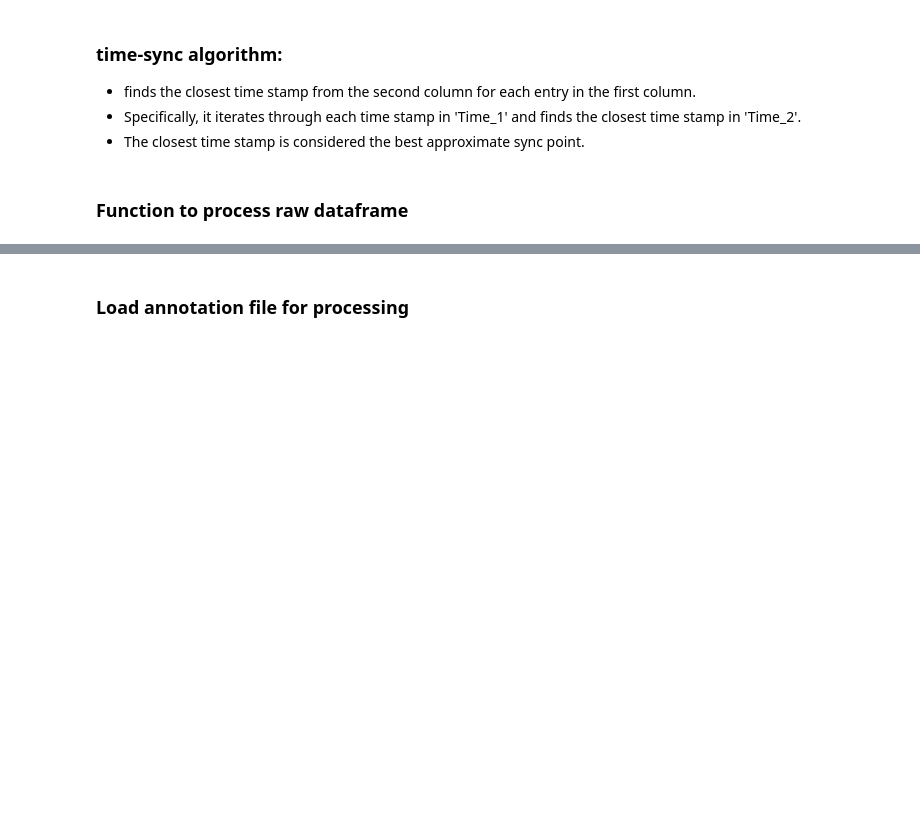
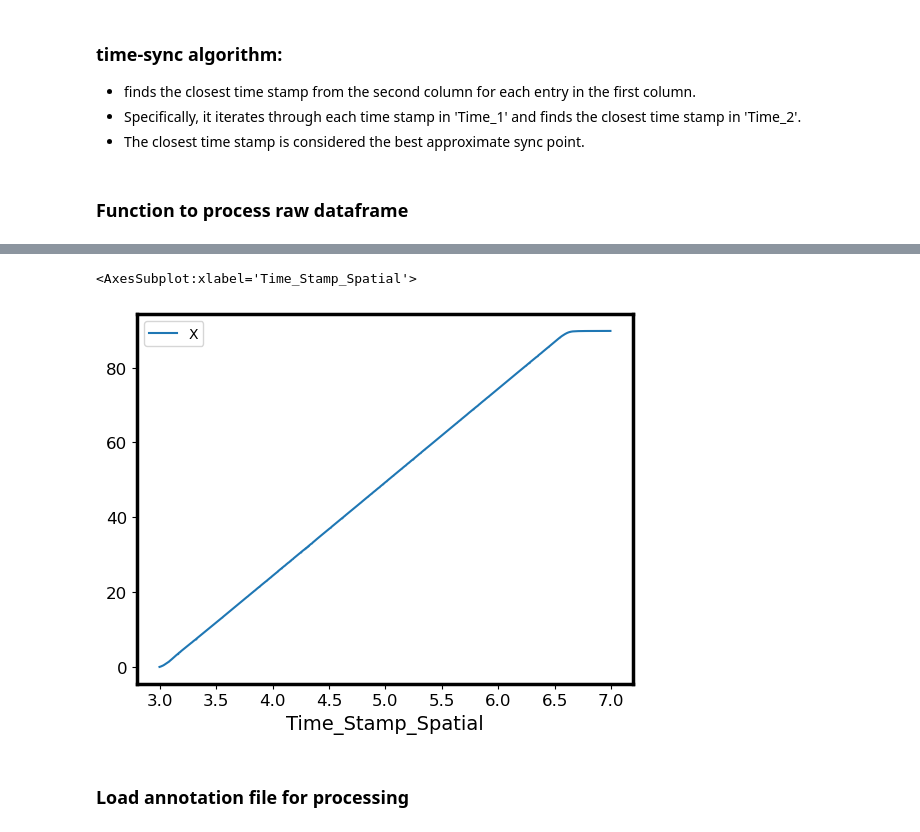
Before and after one commit to Davidlequnchen/LDED-FusionNet, a Jupyter notebook: code/2b_spatiotemporal_feature_fusion.ipynb, the cells around one changed output, grey strips where cells are left out. Drawn from its saved outputs; the diff is of its cells as text; code cells hidden in the pictures; blank space fills up the shorter version.

```diff
--- a/code/2b_spatiotemporal_feature_fusion.ipynb
+++ b/code/2b_spatiotemporal_feature_fusion.ipynb
@@ -200,5 +181,8 @@ df_processed_21
 # %%
-# df_processed_21[:1000].plot('Time_Stamp_Spatial', 'Vx')
+df_processed_21[:1000].plot('Time_Stamp_Spatial', 'X')
+# %% [output]
+<AxesSubplot:xlabel='Time_Stamp_Spatial'>
+[figure, added]
 # %% [markdown]
 ### Load annotation file for processing
 # %%
```
Also changed, not shown: parts of 16 cells of this notebook, 1 other file.
